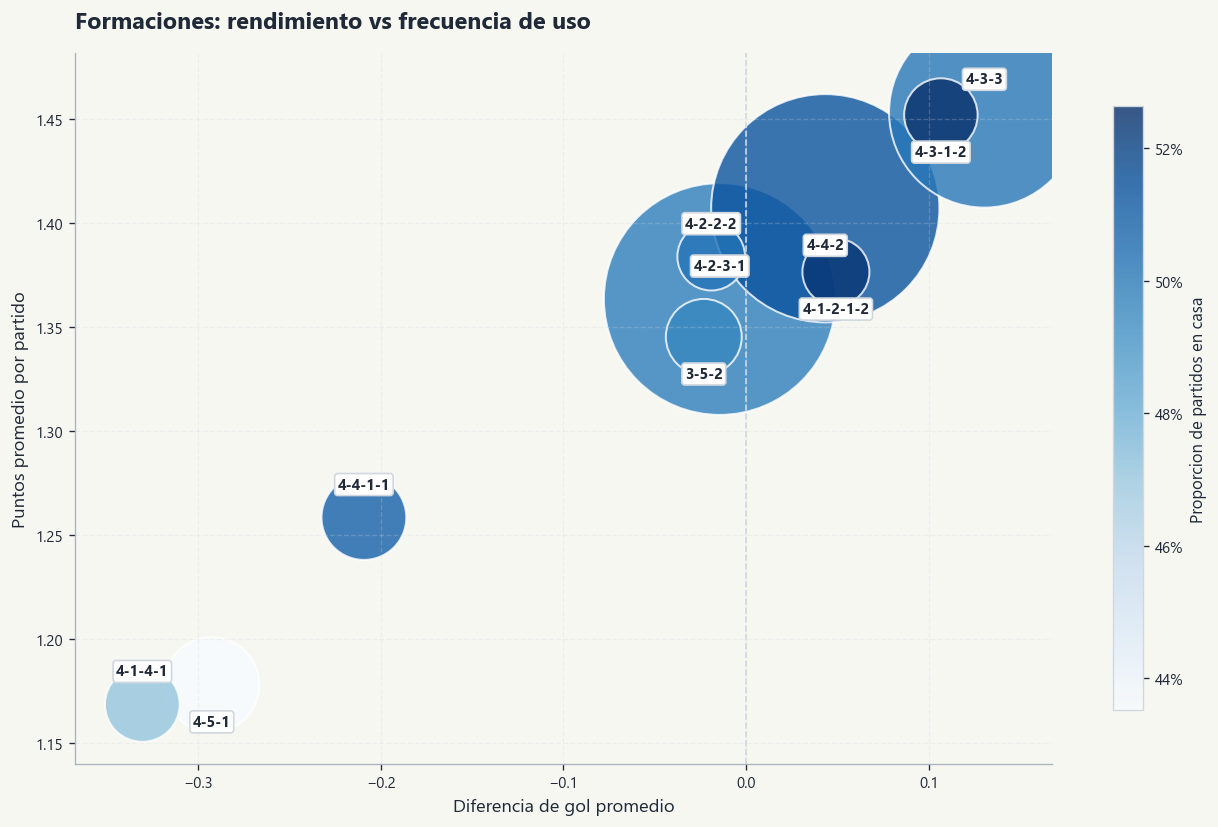
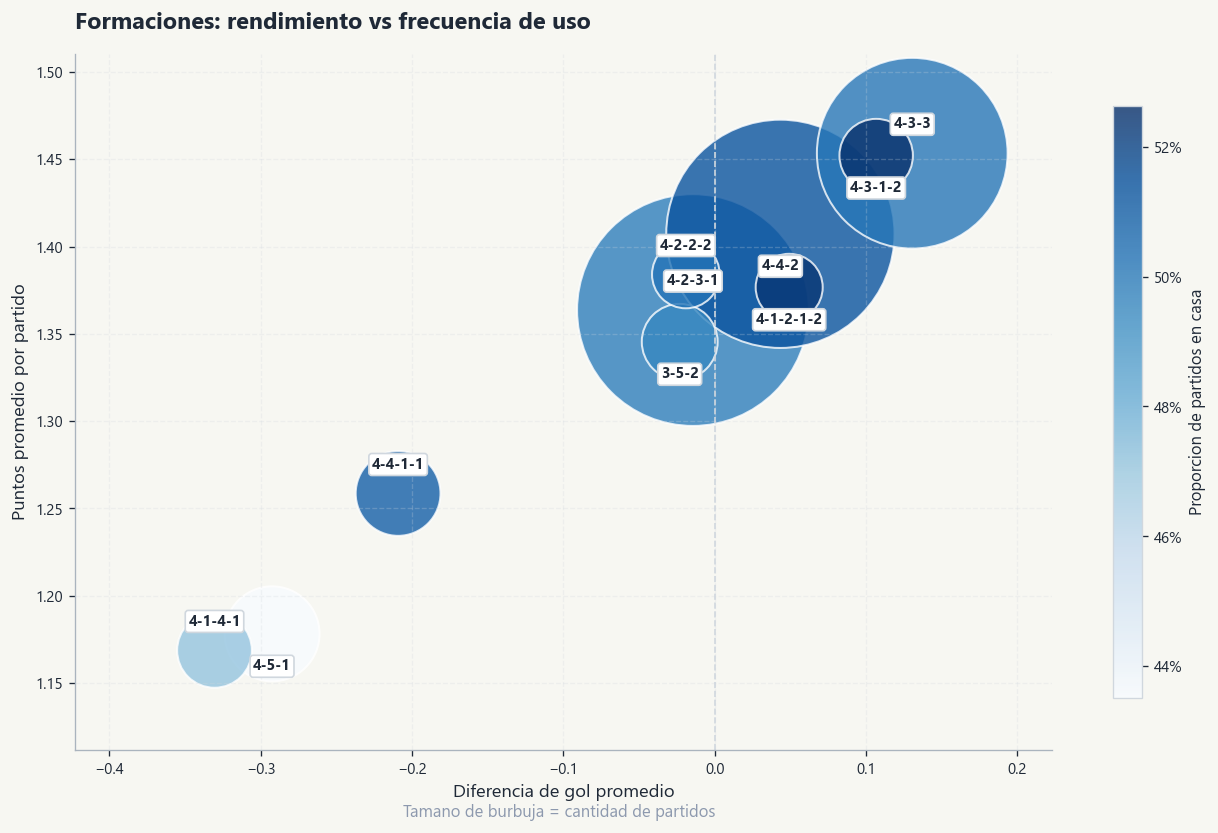
The change to this notebook cell's code, shown as a diff; its figure went from the first image to the second:
--- before
+++ after
@@ -59,11 +59,22 @@
 ax.axvline(0, color=COLOR_GRID, linestyle="--", linewidth=1)
 ax.set_title("Formaciones: rendimiento vs frecuencia de uso", loc="left", pad=15)
-ax.set_xlabel("Diferencia de gol promedio")
+ax.set_xlabel("Diferencia de gol promedio", loc="center")
 ax.set_ylabel("Puntos promedio por partido")
 ax.grid(alpha=0.25, linestyle="--")
 ax.spines["top"].set_visible(False)
 ax.spines["right"].set_visible(False)
-ax.margins(x=0.08, y=0.10)
+ax.margins(x=0.2, y=0.2)
+
+x_scalar_position, y_scalar_position = ax.xaxis.get_label().get_position()
+
+fig.text(
+        0.31,
+        0.02,
+        "Tamano de burbuja = cantidad de partidos",
+        fontsize = 10,
+        color = COLOR_NEUTRO
+    )
 
 plt.tight_layout()
+plt.subplots_adjust(bottom = 0.10)
 plt.show()

Commit: Resolvi inconsistencias de criterios de jugadores destacados y simplifique el codigo + demas minor fixes